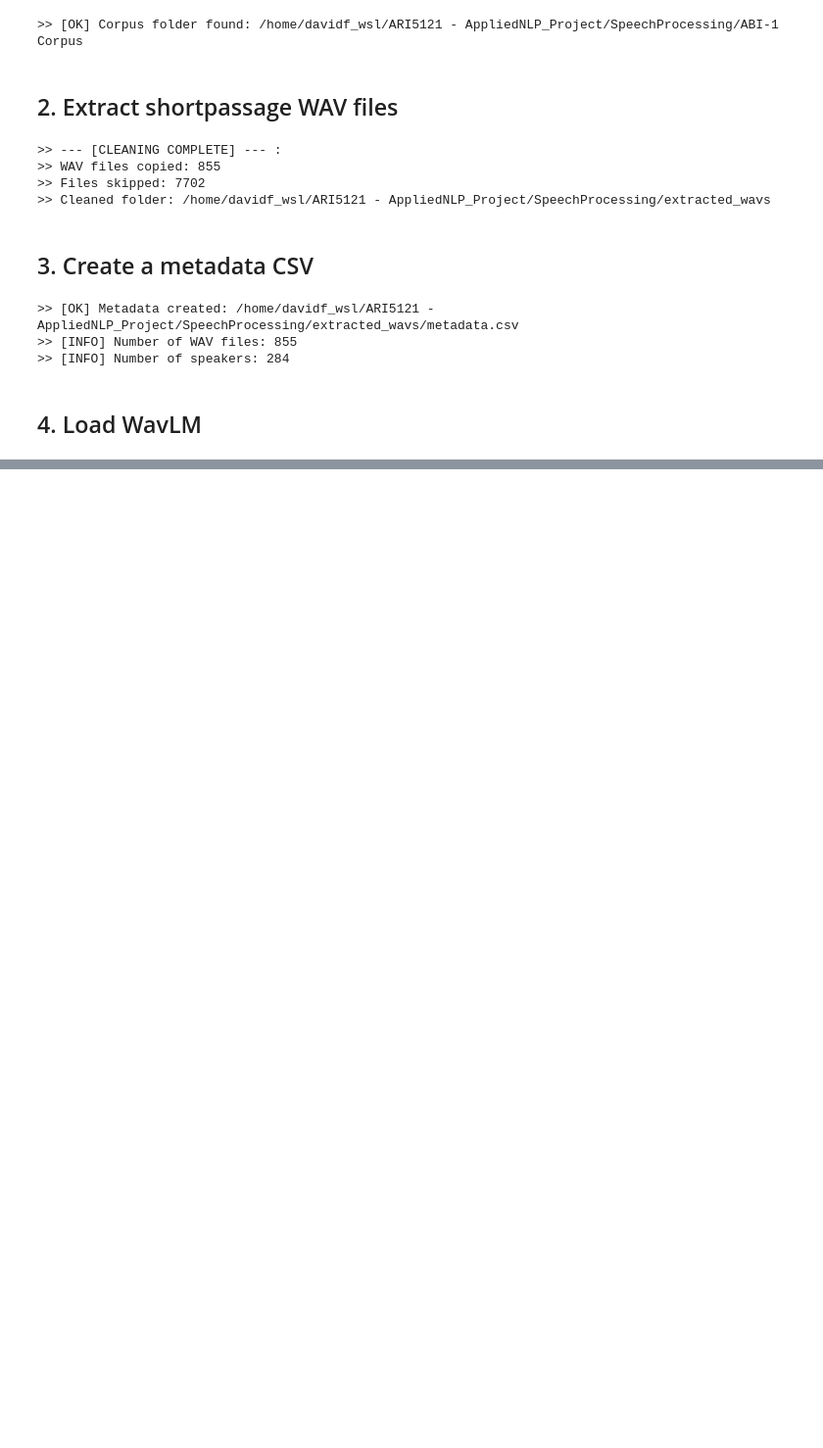
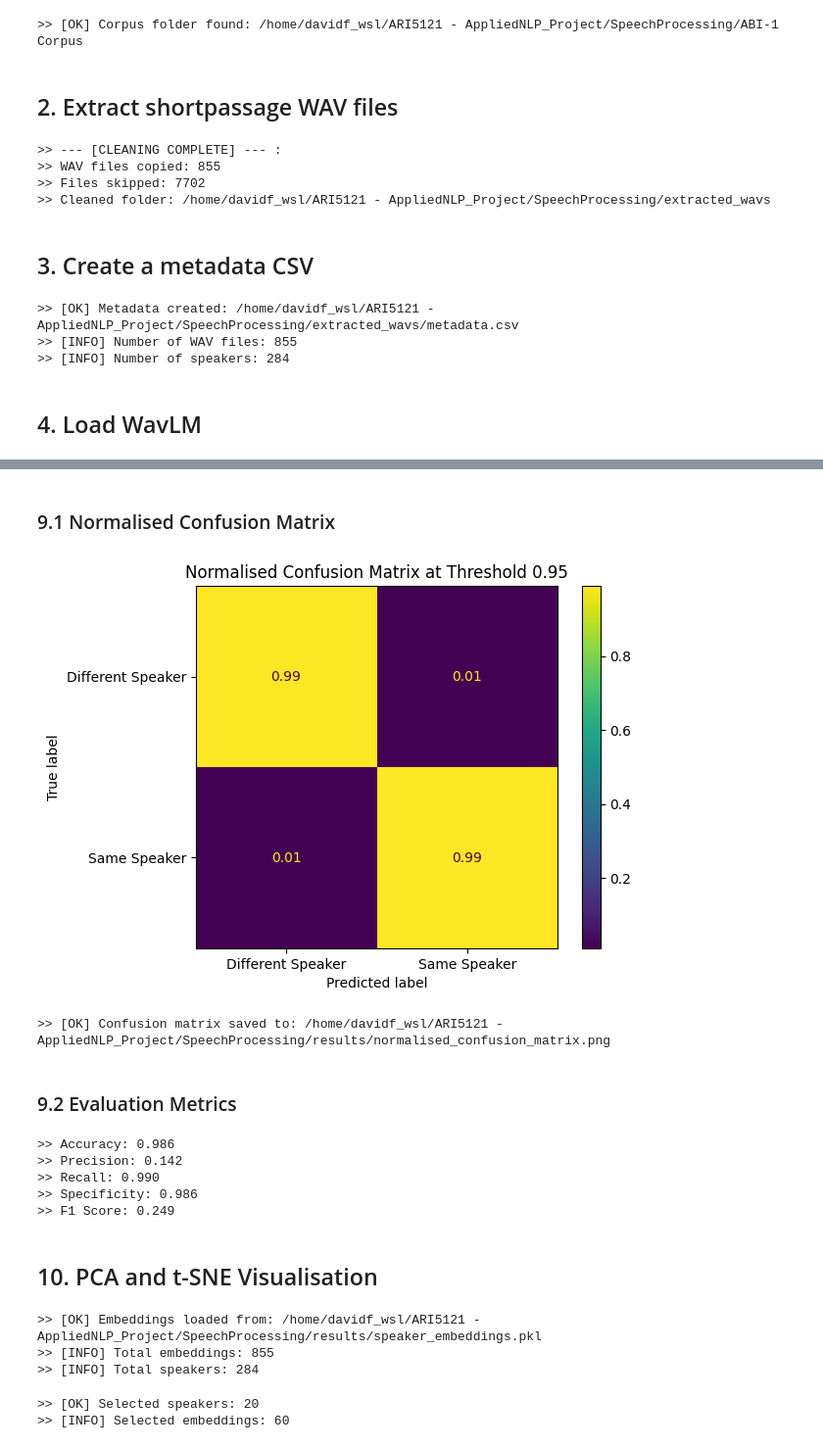
Before and after one commit to DavidF-22/ARI5121-AppliedNLP_Project, a Jupyter notebook: SpeechProcessing/src/SVS_Analysis_and_Eval.ipynb, the cells around one changed output, grey strips where cells are left out. Shown at 98% size. Saved outputs shown, nothing was run; the diff lists cells and outputs as text; code cells hidden in the pictures; blank space fills up the shorter version.

```diff
--- a/SpeechProcessing/src/SVS_Analysis_and_Eval.ipynb
+++ b/SpeechProcessing/src/SVS_Analysis_and_Eval.ipynb
@@ -192,0 +408,74 @@ print(f">> [INFO] Device: {DEVICE}")
+# %% [markdown]
+### 9.1 Normalised Confusion Matrix
+# %%
+# Create a normalised confusion matrix.
+normalised_cm = confusion_matrix(
+    y_true,
+    y_pred,
+    normalize="true"
+)
+
+# Display the normalised matrix.
+disp = ConfusionMatrixDisplay(
+    confusion_matrix=normalised_cm,
+    display_labels=["Different Speaker", "Same Speaker"]
+)
+
+disp.plot(values_format=".2f")
+
+plt.title(f"Normalised Confusion Matrix at Threshold {best_threshold:.2f}")
+
+cm_norm_path = RESULTS_DIR / "normalised_confusion_matrix.png"
+plt.savefig(cm_norm_path, dpi=300, bbox_inches="tight")
+
+plt.show()
+
+print(f">> [OK] Confusion matrix saved to: {cm_norm_path.resolve()}")
+# %% [output]
+[figure, added]
+>> [OK] Confusion matrix saved to: /home/davidf_wsl/ARI5121 - AppliedNLP_Project/SpeechProcessing/results/normalised_confusion_matrix.png
+# %% [markdown]
+### 9.2 Evaluation Metrics
+# %%
+tn, fp, fn, tp = cm.ravel()
+
+accuracy = (tp + tn) / (tp + tn + fp + fn)
+precision = tp / (tp + fp)
+recall = tp / (tp + fn)
+specificity = tn / (tn + fp)
+f1_score_value = 2 * (precision * recall) / (precision + recall)
+
+print(f">> Accuracy: {accuracy:.3f}")
+print(f">> Precision: {precision:.3f}")
+print(f">> Recall: {recall:.3f}")
+print(f">> Specificity: {specificity:.3f}")
+print(f">> F1 Score: {f1_score_value:.3f}")
+# %% [output]
+>> Accuracy: 0.986
+>> Precision: 0.142
+>> Recall: 0.990
+>> Specificity: 0.986
+>> F1 Score: 0.249
+# %% [markdown]
+## 10. PCA and t-SNE Visualisation
+# %%
+# Load saved speaker embeddings.
+print(f">> [OK] Embeddings loaded from: {embedding_path.resolve()}")
+print(f">> [INFO] Total embeddings: {len(embedding_df)}")
+print(f">> [INFO] Total speakers: {embedding_df['speaker_id'].nunique()}")
+# %% [output]
+>> [OK] Embeddings loaded from: /home/davidf_wsl/ARI5121 - AppliedNLP_Project/SpeechProcessing/results/speaker_embeddings.pkl
+>> [INFO] Total embeddings: 855
+>> [INFO] Total speakers: 284
+# %%
+# Select around 20 speakers.
+selected_speakers = embedding_df["speaker_id"].unique()[:20]
+
+# Keep only rows belonging to those speakers.
+subset_df = embedding_df[embedding_df["speaker_id"].isin(selected_speakers)].copy()
+
+print(f">> [OK] Selected speakers: {len(selected_speakers)}")
+print(f">> [INFO] Selected embeddings: {len(subset_df)}")
+# %% [output]
+>> [OK] Selected speakers: 20
+>> [INFO] Selected embeddings: 60
```
Also changed, not shown: parts of 21 cells of this notebook.
